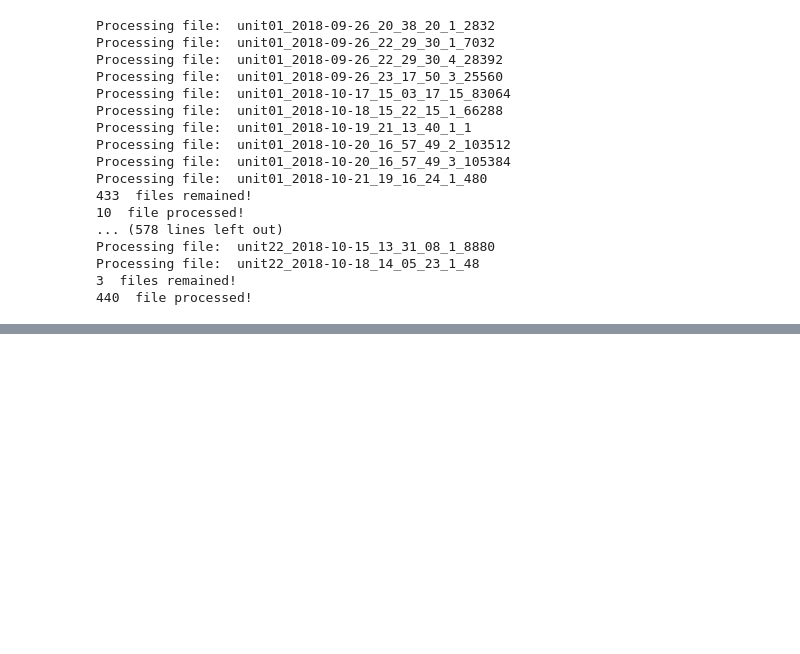
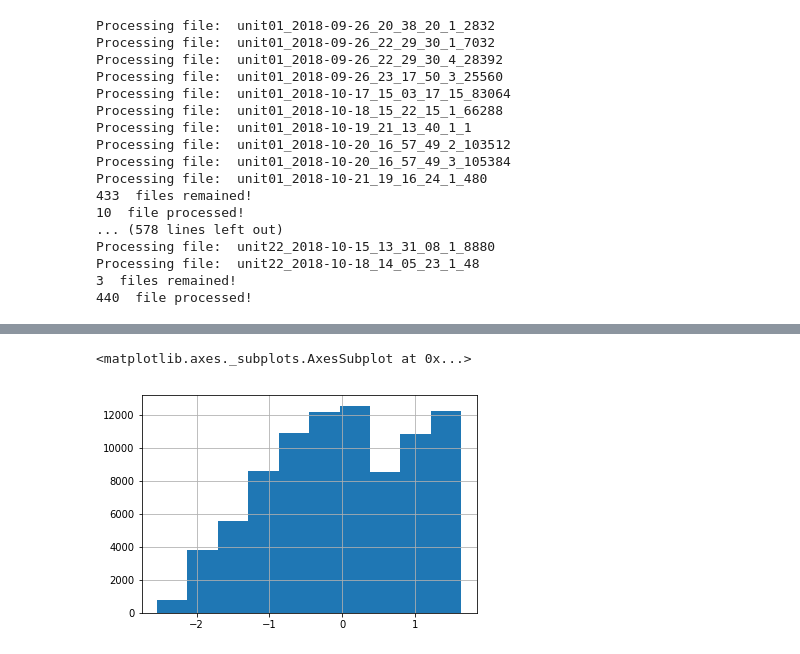
Before and after one commit to saeedarabi92/Farm-equipment-following-behaviour, a Jupyter notebook: notebooks/Mixed_effect_model.ipynb, the cells around one changed output, grey strips where cells are left out. Drawn from its saved outputs; the diff is of its cells as text; code cells hidden in the pictures; blank space fills up the shorter version.

```diff
--- a/notebooks/Mixed_effect_model.ipynb
+++ b/notebooks/Mixed_effect_model.ipynb
@@ -77,0 +99,6 @@ dataframe.to_csv('../Data/not_processed.csv')
+# %%
+dataset.dist = preprocessing.scale(dataset.dist)
+dataset.dist.hist()
+# %% [output]
+<matplotlib.axes._subplots.AxesSubplot at 0x...>
+[figure, added]
```
Also changed, not shown: parts of 10 cells of this notebook.
